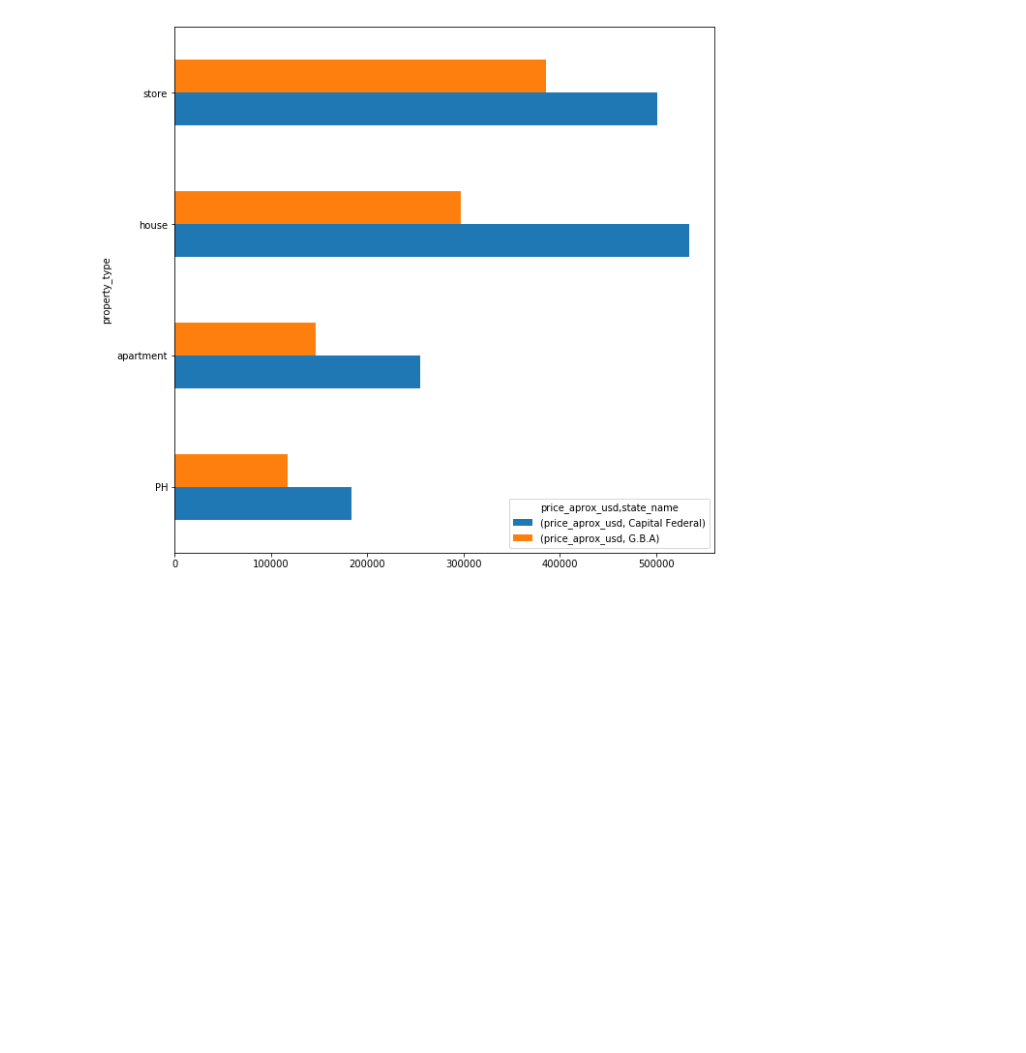
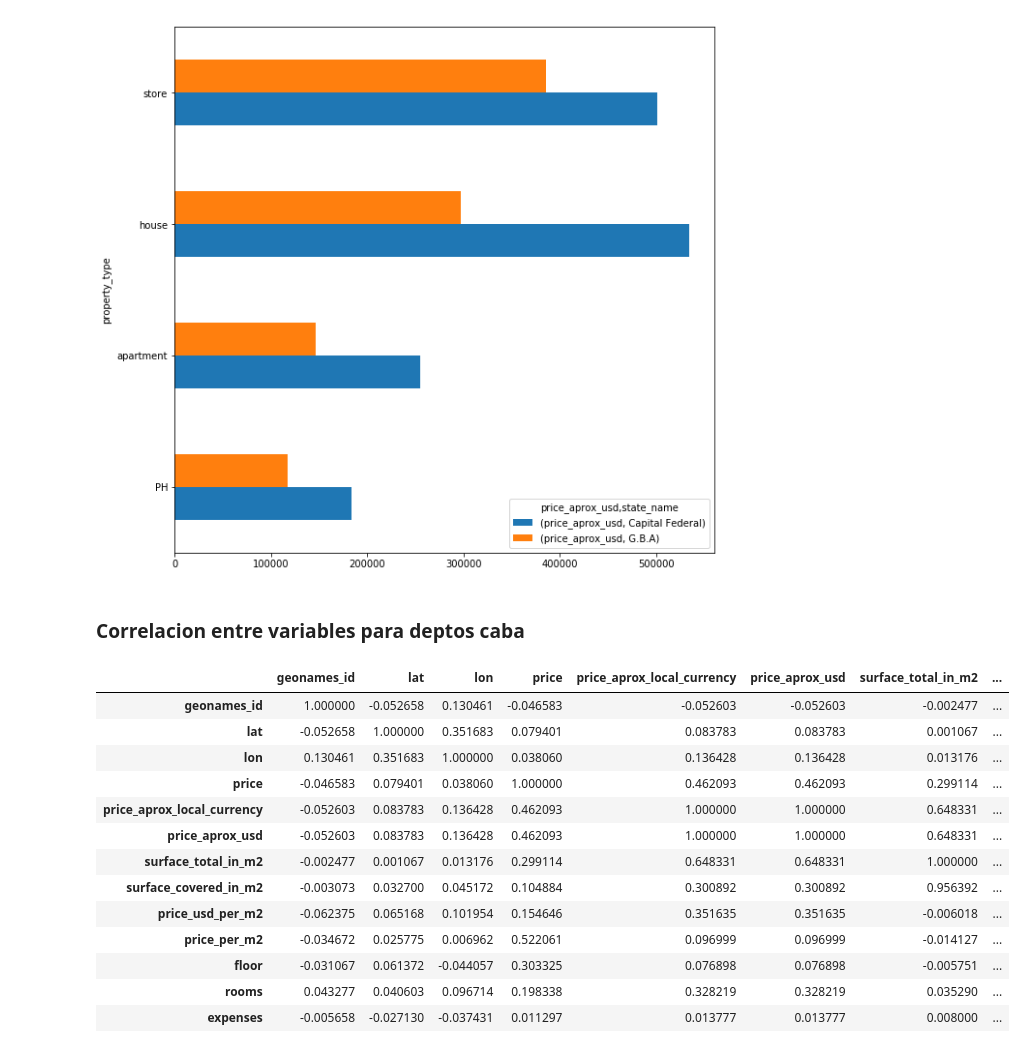
Before and after one commit to LucianoGiannotti/ProperatiDatosTP, a Jupyter notebook: Depuracion de datos.ipynb, the cells around one changed output. Cells and saved outputs as stored; diff of their text form; code cells hidden in the pictures; blank space fills up the shorter version.

```diff
--- a/Depuracion de datos.ipynb
+++ b/Depuracion de datos.ipynb
@@ -699,3 +699,22 @@ grouped.plot(kind='barh', figsize=(10,10))
 # %% [output]
 <matplotlib.axes._subplots.AxesSubplot at 0x...>
 [figure]
+# %% [markdown]
+### Correlacion entre variables para deptos caba
+# %%
+apartments_caba.corr() # se ve correlacion entre precio y superficie
+# %% [output]
+|  | geonames_id | lat | lon | price | price_aprox_local_currency | price_aprox_usd | surface_total_in_m2 | ... |
+| geonames_id | 1.000000 | -0.052658 | 0.130461 | -0.046583 | -0.052603 | -0.052603 | -0.002477 | ... |
+| lat | -0.052658 | 1.000000 | 0.351683 | 0.079401 | 0.083783 | 0.083783 | 0.001067 | ... |
+| lon | 0.130461 | 0.351683 | 1.000000 | 0.038060 | 0.136428 | 0.136428 | 0.013176 | ... |
+| price | -0.046583 | 0.079401 | 0.038060 | 1.000000 | 0.462093 | 0.462093 | 0.299114 | ... |
+| price_aprox_local_currency | -0.052603 | 0.083783 | 0.136428 | 0.462093 | 1.000000 | 1.000000 | 0.648331 | ... |
+| price_aprox_usd | -0.052603 | 0.083783 | 0.136428 | 0.462093 | 1.000000 | 1.000000 | 0.648331 | ... |
+| surface_total_in_m2 | -0.002477 | 0.001067 | 0.013176 | 0.299114 | 0.648331 | 0.648331 | 1.000000 | ... |
+| surface_covered_in_m2 | -0.003073 | 0.032700 | 0.045172 | 0.104884 | 0.300892 | 0.300892 | 0.956392 | ... |
+| price_usd_per_m2 | -0.062375 | 0.065168 | 0.101954 | 0.154646 | 0.351635 | 0.351635 | -0.006018 | ... |
+| price_per_m2 | -0.034672 | 0.025775 | 0.006962 | 0.522061 | 0.096999 | 0.096999 | -0.014127 | ... |
+| floor | -0.031067 | 0.061372 | -0.044057 | 0.303325 | 0.076898 | 0.076898 | -0.005751 | ... |
+| rooms | 0.043277 | 0.040603 | 0.096714 | 0.198338 | 0.328219 | 0.328219 | 0.035290 | ... |
+| expenses | -0.005658 | -0.027130 | -0.037431 | 0.011297 | 0.013777 | 0.013777 | 0.008000 | ... |
```
Also changed, not shown: parts of 5 cells of this notebook.
